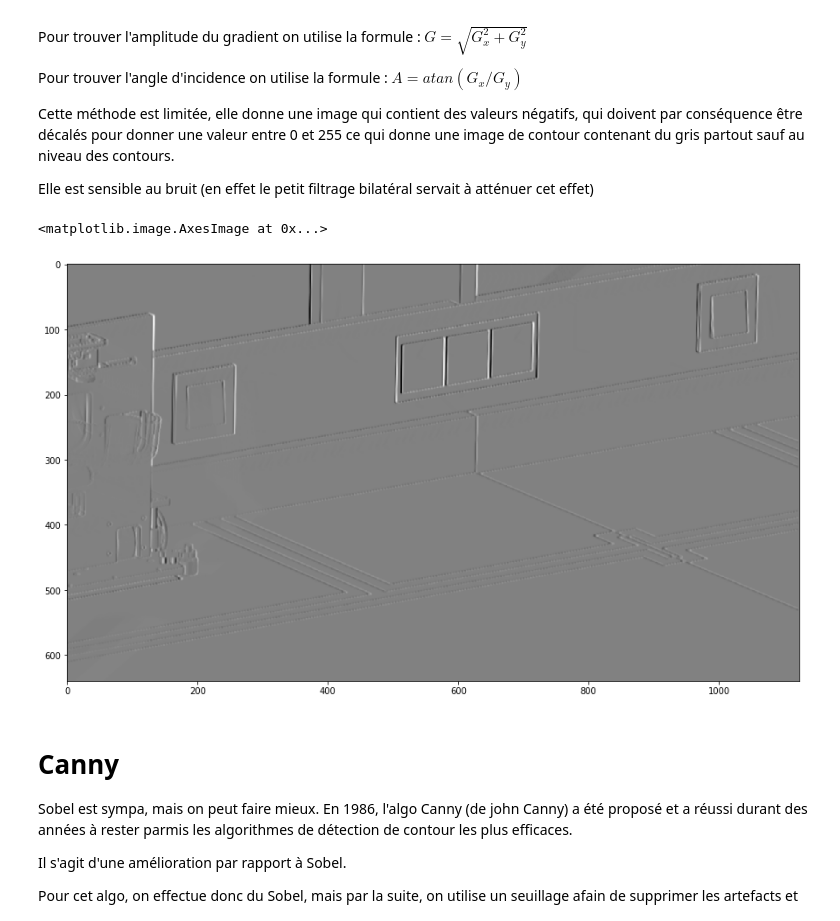
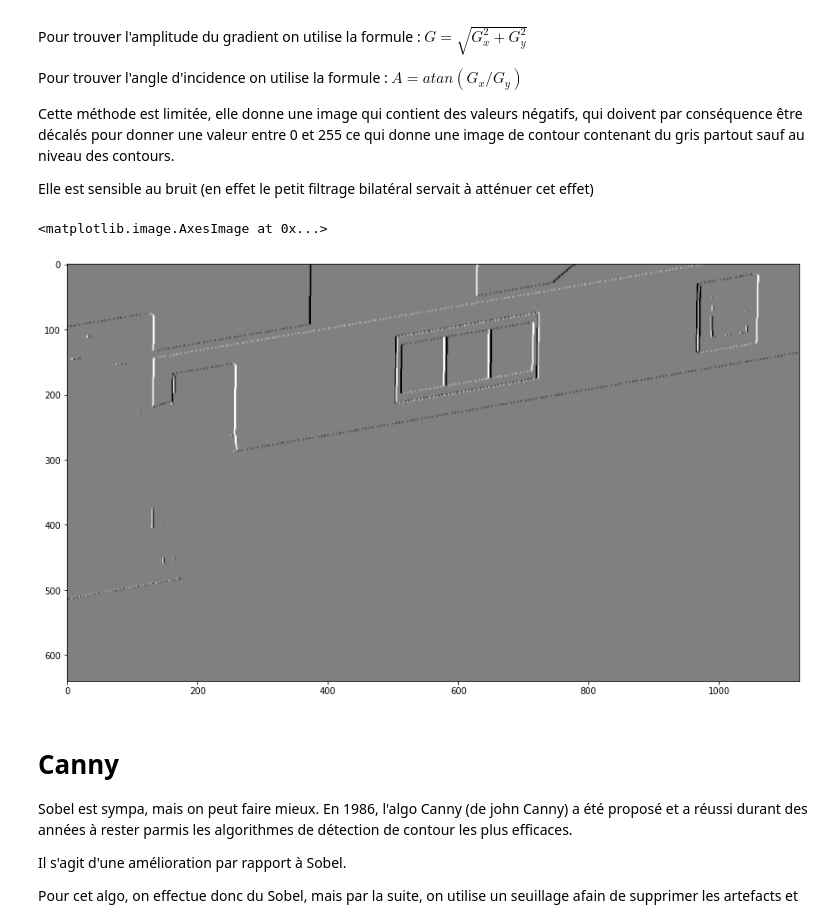
Before and after one commit to SNerduino/rectangles_extractor, a Jupyter notebook: Detecteur de sequences de couleurs sous forme de carrés.ipynb, the cells around one changed output. Cells and saved outputs as stored; diff of their text form; code cells hidden in the pictures.

```diff
--- a/Detecteur de sequences de couleurs sous forme de carrés.ipynb
+++ b/Detecteur de sequences de couleurs sous forme de carrés.ipynb
@@ -53,6 +55,5 @@ plt.imshow(img_gray, cmap='gray')
 # %%
-#img_sat, mask = cv2.threshold(img_gray, 150, 255, cv2.THRESH_BINARY)
-mask = img_gray
+img_sat, mask = cv2.threshold(img_gray, 150, 255, cv2.THRESH_BINARY)
 plt.figure(figsize = (25,25))
 plt.imshow(mask, cmap='gray')
 # %% [output]
@@ -124,12 +98,12 @@ Cette méthode est limitée, elle donne une image qui contient des valeurs néga
 
 Elle est sensible au bruit (en effet le petit filtrage bilatéral servait à atténuer cet effet)
 # %%
-img_sobel = cv2.Sobel(img_eroded,cv2.CV_64F,1,0,ksize=5)
+img_sobel = cv2.Sobel(mask,cv2.CV_64F,1,0,ksize=5)
 plt.figure(figsize = (15,15))
 plt.imshow(img_sobel, cmap='gray')
 # %% [output]
 <matplotlib.image.AxesImage at 0x...>
-[figure, old version]
+[figure, new version]
 # %% [markdown]
 # Canny
 Sobel est sympa, mais on peut faire mieux. En 1986, l'algo Canny (de john Canny) a été proposé et a réussi durant des années à rester parmis les algorithmes de détection de contour les plus efficaces.
```
Also changed, not shown: parts of 10 cells of this notebook.
